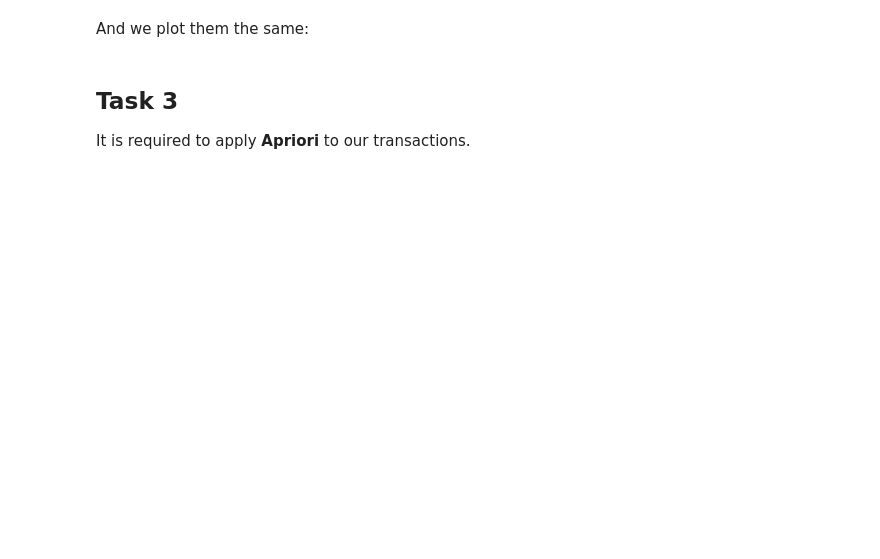
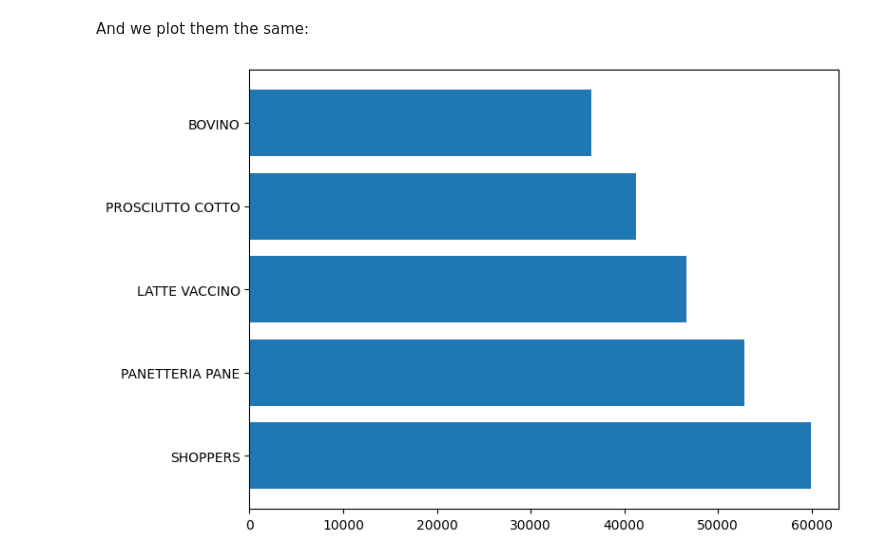
Before and after one commit to marcospampi/lab-data-mining, a Jupyter notebook: homework2/homework.ipynb, the cells around one changed output. Drawn from its saved outputs; the diff is of its cells as text; code cells hidden in the pictures; blank space fills up the shorter version.

Commit message:
implemented apriori for homework2

```diff
--- a/homework2/homework.ipynb
+++ b/homework2/homework.ipynb
@@ -125,7 +205,7 @@ plt.show()
 ### Frequency of categories of level 4
 It is the same as [before](#frequency-of-categories-of-level-3), we extract the most frequent categories of level 4:
 # %%
-top_level4_df = (
+frequent_level4_df = (
     cache.transactions
     .join(cache.items[['liv4']], 'cod_prod' )
     ['liv4'].value_counts()
@@ -134,4 +214,4 @@ top_level4_df = (
     .join(cache.categories)
 )
 
-top_level4_df
+frequent_level4_df
@@ -148,3 +235,8 @@ plt.show()
-# %% [markdown]
-## Task 3
-It is required to apply **Apriori** to our transactions.
+# %%
+top_frequent_level4_df = frequent_level4_df.head(5)
+
+plt.figure(figsize=(8,6))
+plt.barh(top_frequent_level4_df['descr'], top_frequent_level4_df['count'])
+plt.show()
+# %% [output]
+[figure, added]
```
Also changed, not shown: parts of 23 cells of this notebook, 2 other files.
